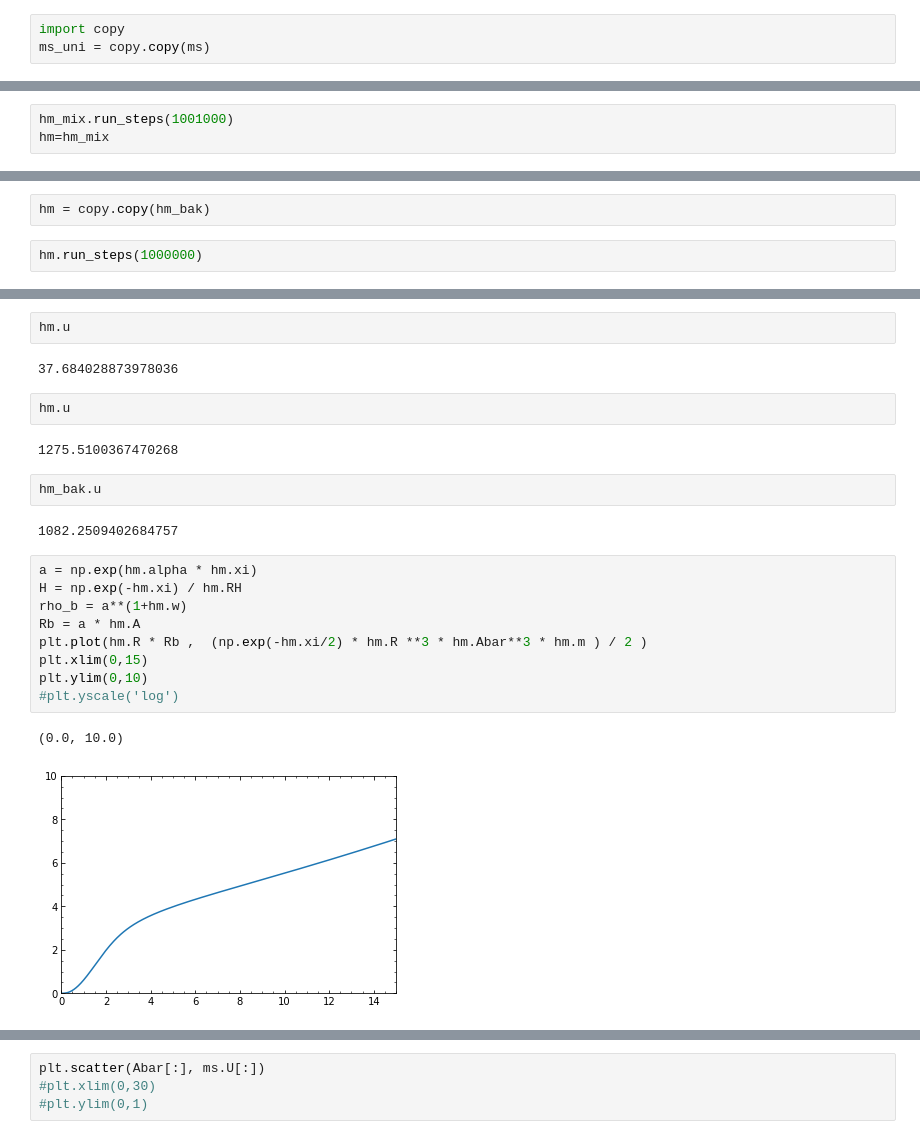
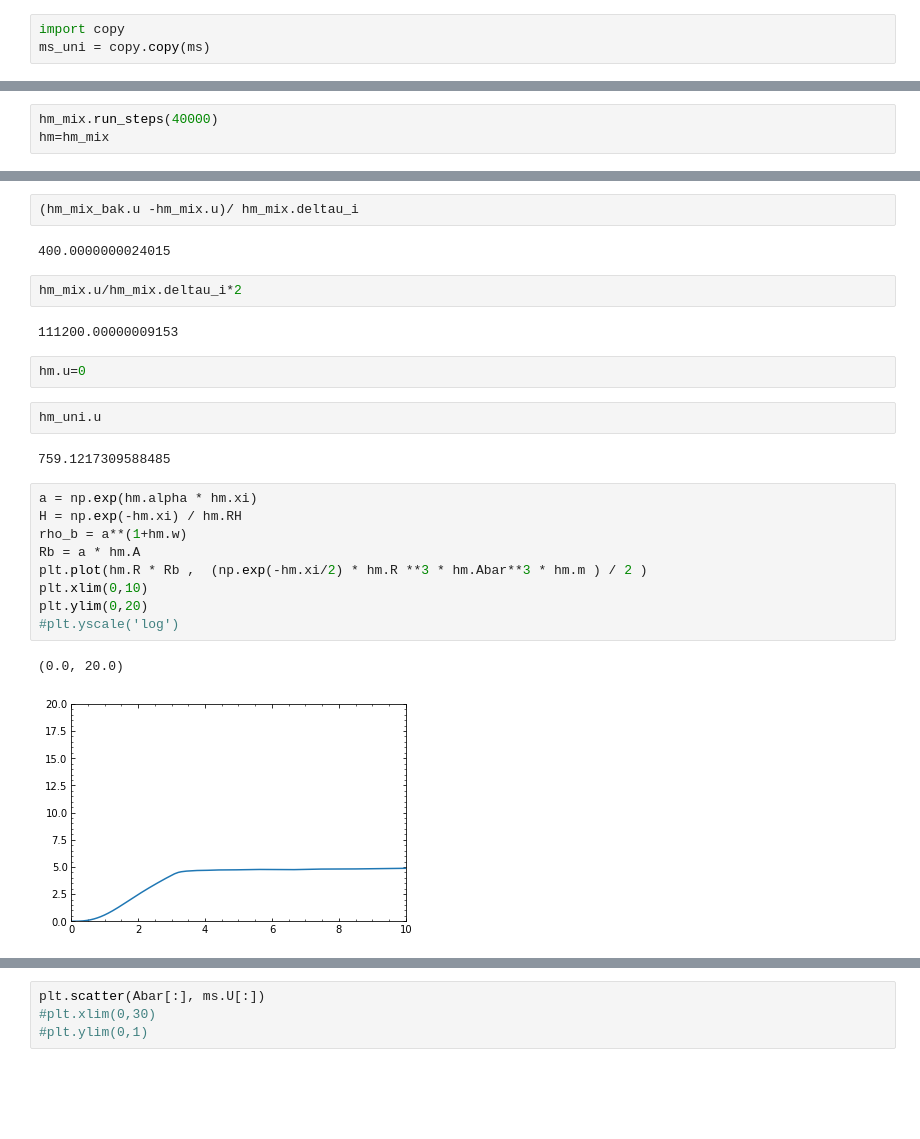
Before and after one commit to jbmertens/criticalcollapse, a Jupyter notebook: ms_hm_universal.ipynb, the cells around one changed output, grey strips where cells are left out. Drawn from its saved outputs; the diff is of its cells as text; blank space fills up the shorter version.

```diff
--- a/ms_hm_universal.ipynb
+++ b/ms_hm_universal.ipynb
@@ -638,3 +817,3 @@ hm_uni.deltau_i
 # %%
-hm_mix.run_steps(1001000)
+hm_mix.run_steps(40000)
 hm=hm_mix
@@ -645,4 +819,0 @@ hm.u
-# %%
-hm = copy.copy(hm_bak)
-# %%
-hm.run_steps(1000000)
@@ -649,24 +828,26 @@ hm.run_steps(1000000)
 # %%
-hm.u
+(hm_mix_bak.u -hm_mix.u)/ hm_mix.deltau_i
 # %% [output]
-37.684028873978036
+400.0000000024015
-# %%
-hm.u
-# %% [output]
-1275.5100367470268
+# %%
+hm_mix.u/hm_mix.deltau_i*2
+# %% [output]
+111200.00000009153
 # %%
-hm_bak.u
+hm.u=0
-# %% [output]
-1082.2509402684757
+# %%
+hm_uni.u
+# %% [output]
+759.1217309588485
 # %%
 a = np.exp(hm.alpha * hm.xi)
 H = np.exp(-hm.xi) / hm.RH
 rho_b = a**(1+hm.w)
 Rb = a * hm.A
 plt.plot(hm.R * Rb ,  (np.exp(-hm.xi/2) * hm.R **3 * hm.Abar**3 * hm.m ) / 2 )
-plt.xlim(0,15)
-plt.ylim(0,10)
+plt.xlim(0,10)
+plt.ylim(0,20)
 #plt.yscale('log')
 # %% [output]
-(0.0, 10.0)
+(0.0, 20.0)
-[figure, old version]
+[figure, new version]
```
Also changed, not shown: parts of 65 cells of this notebook.
